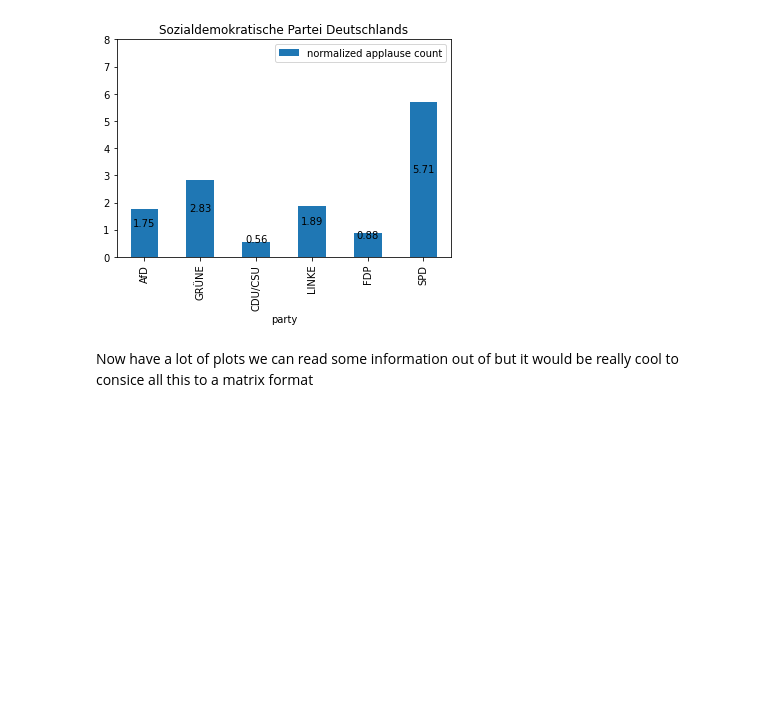
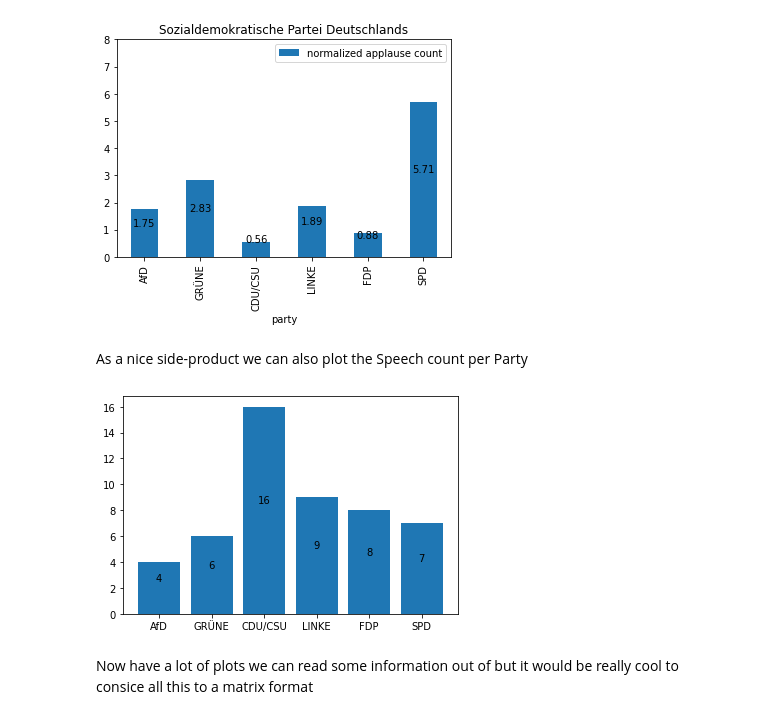
Before and after one commit to lukassailer/dl-bundestag, a Jupyter notebook: exp/comment_processing_03.ipynb, the cells around one changed output. Drawn from its saved outputs; the diff is of its cells as text; code cells hidden in the pictures; blank space fills up the shorter version.

Commit message:
Add count plot

```diff
--- a/exp/comment_processing_03.ipynb
+++ b/exp/comment_processing_03.ipynb
@@ -99,6 +91,21 @@ for (party, applauseDF) in applauseDFs:
 [figure]
 [figure]
 [figure]
+# %% [markdown]
+As a nice side-product we can also plot the Speech count per Party
+# %%
+fig, ax = plt.subplots()
+
+cntPlot = plt.bar(*zip(*speechCounts.items()))
+plt.xlabel = "party"
+plt.ylabel = "speech count"
+plt.title = "Overall Speech Count per Party"
+for i, bar in enumerate(cntPlot):
+    ax.annotate(bar.get_height(),
+                (bar.get_x()+bar.get_width()/2., bar.get_height()/2),
+                ha='center', va='center', xytext=(0, 10), textcoords='offset points')
+# %% [output]
+[figure, added]
 # %% [markdown]
 Now have a lot of plots we can read some information out of but it would be really cool to consice all this to a matrix format
 # %%
```
Also changed, not shown: parts of 1 cell of this notebook.
